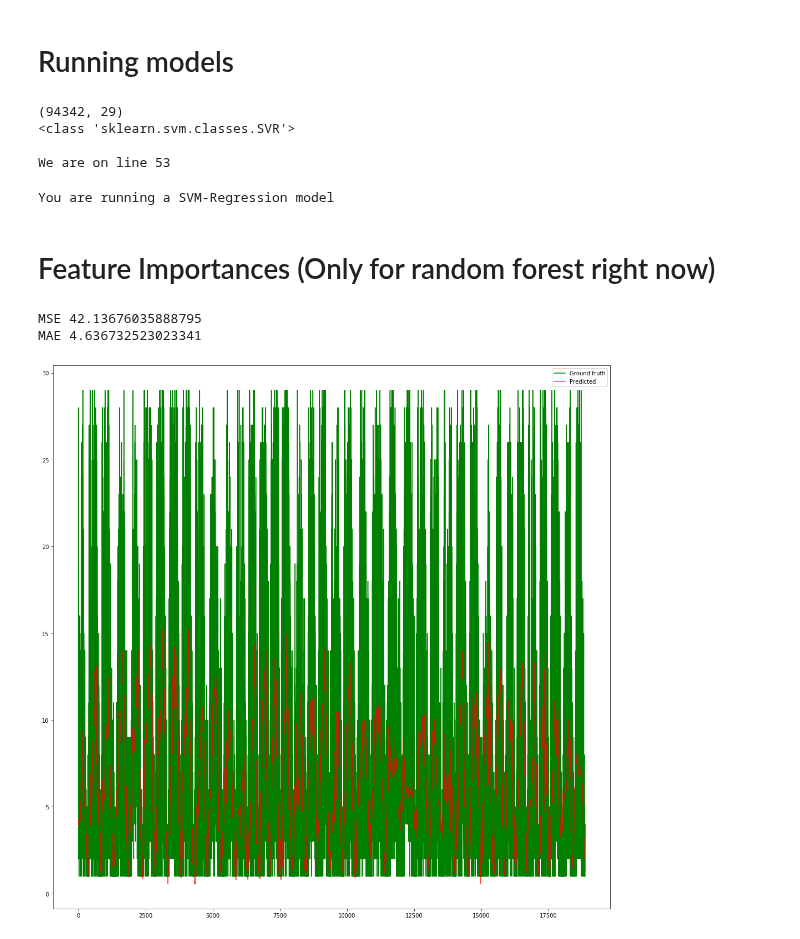
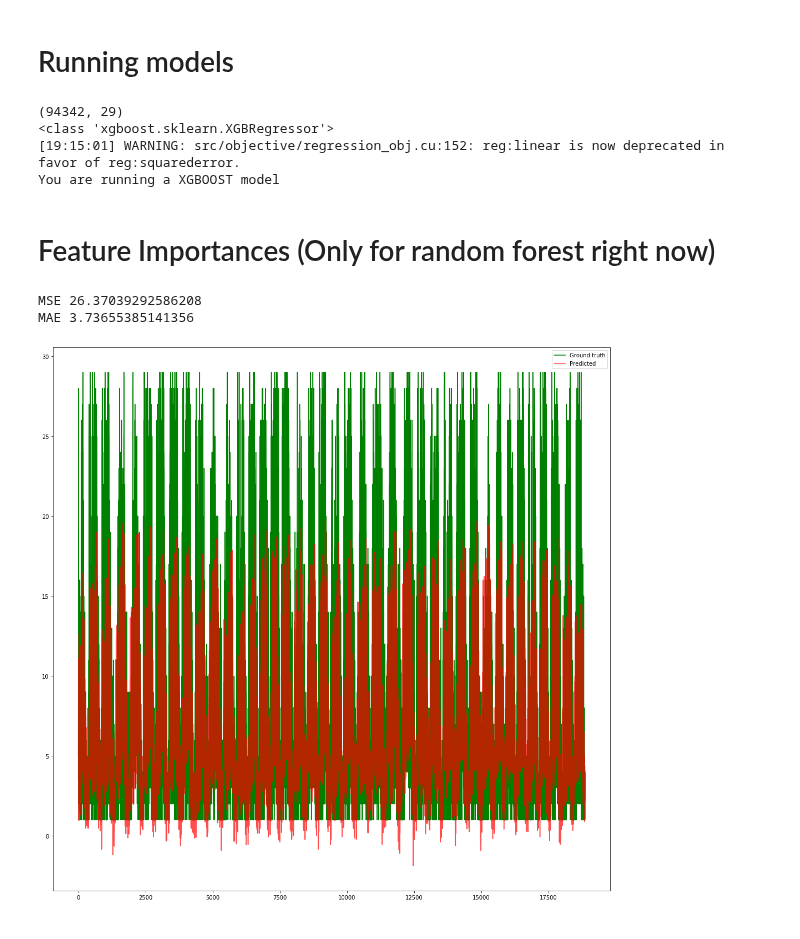
Before and after one commit to vandenbroucke/BRUBIKE, a Jupyter notebook: Predicting_Traffic_Different_models.ipynb, the cells around one changed output. Drawn from its saved outputs; the diff is of its cells as text; code cells hidden in the pictures.

Commit message:
Updating xgboost parameters in order to obtain better results.

```diff
--- a/Predicting_Traffic_Different_models.ipynb
+++ b/Predicting_Traffic_Different_models.ipynb
@@ -205,8 +174,13 @@ def build_Random_forest_model():
 def build_SVM_REGRESSION_model():
     model=SVR()
     return model
-normal_model = build_Random_forest_model()
-normal_model=build_SVM_REGRESSION_model()
+def build_XGBOOST_reg_model():
+    model = xgb.XGBRegressor(objective ='reg:linear', colsample_bytree = 0.3, learning_rate = 0.1,max_depth = 5, alpha = 10, n_estimators = 100)
+    return model
+
+'''normal_model = build_Random_forest_model()
+normal_model=build_SVM_REGRESSION_model()'''
+normal_model=build_XGBOOST_reg_model()
 model = normal_model
 # %% [output]
 WARNING: Logging before flag parsing goes to stderr.
@@ -236,8 +210,6 @@ _________________________________________________________________
 # %% [markdown]
 # Defining model execution functions
 # %%
-from sklearn.ensemble import RandomForestRegressor
-import sklearn
 def execute_Sequential_model(model,df):
     df.set_index('timestamp_from', inplace=True)
     df = df.sort_values(by=['timestamp_from'])
@@ -303,7 +275,7 @@ def execute_Sequential_model(model,df):
         print("MAE: "+str(mae))
         plt.rcParams['figure.figsize'] = [18, 18]
         l1, = plt.plot(y_test_scaled, 'g')
-        l2, = plt.plot(y_pred_scaled, 'r', alpha=0.7)
+        l2, = plt.plot(y_pred_scaled ,'r', alpha=0.7)
         plt.legend(['Ground truth', 'Predicted'])
         plt.show()
     evaluate_model_and_show_graph(x_test,y_test,model)
@@ -350,6 +322,10 @@ def execute_SVM_regression_model(model,df_x,df_y):
     model.fit(df_x, df_y)
     print("You are running a SVM-Regression model")
     return model
+def execute_XGBOOST_model(model,df_x,df_y):
+    model.fit(df_x, df_y)
+    print("You are running a XGBOOST model")
+    return model
 # %% [markdown]
 # Running models
 # %%
@@ -357,7 +333,7 @@ x_test=None
 y_test=None
 print(df.shape)
 print(type(model))
-input()
+#input()
 def EXECUTE_MODEL(model,df):
     if isinstance(model,sklearn.ensemble.forest.RandomForestRegressor):
         df.set_index('timestamp_from', inplace=True)
@@ -405,19 +381,41 @@ def EXECUTE_MODEL(model,df):
 
         y_train = df_y[0:train_idx].values
         y_test = df_y[train_idx+1:total-1]
-        print("We are on line 53")
         return execute_SVM_regression_model(model,x_train,y_train)
+    if isinstance(model,xgboost.sklearn.XGBRegressor):
+        df.set_index('timestamp_from', inplace=True)
+        df = df.sort_values(by=['timestamp_from'])
+        #set bike_count as Y
+        df_y = df.bike_count
+        df_x = df.drop(columns="bike_count")
+        #Prepare train & test dataset
+        test_size = 0.2
+        total = df_x.shape[0]
+        train_idx = round((1-test_size) * total)
+
+
+
+        x_train = df_x[0:train_idx].values
+        #x_train = x_train.reshape(x_train.shape[0], 1, x_train.shape[1])
+
+
+        x_test = df_x[train_idx+1:total-1].values
+        #x_test = x_test.reshape(x_test.shape[0], 1, x_test.shape[1])
+
+        y_train = df_y[0:train_idx].values
+        y_test = df_y[train_idx+1:total-1]
+        return execute_XGBOOST_model(model,x_train,y_train)
     else:
         return execute_Sequential_model(model,df)
 
+
 #print(type(model))
 model=EXECUTE_MODEL(model,df)
 # %% [output]
 (94342, 29)
-<class 'sklearn.svm.classes.SVR'>
-
-We are on line 53
+<class 'xgboost.sklearn.XGBRegressor'>
+[19:15:01] WARNING: src/objective/regression_obj.cu:152: reg:linear is now deprecated in favor of reg:squarederror.
+You are running a XGBOOST model
-You are running a SVM-Regression model
 # %% [markdown]
 # Feature Importances (Only for random forest right now)
 # %%
@@ -452,36 +450,58 @@ if isinstance(model,sklearn.ensemble.forest.RandomForestRegressor):
         l2, = plt.plot(predictions, 'r', alpha=0.7)
         plt.legend(['Ground truth', 'Predicted'])
         plt.show()
     evaluate_random_forest_model(x_test,y_test)
 if isinstance(model,sklearn.svm.classes.SVR):
     #print(model.feature_importances_)
 
     #print((model.feature_importances_.shape))
     def evaluate_random_SVM_model(x_test,y_test):
 
         predictions = model.predict(x_test)
         #print(predictions)
         # Calculate the absolute errors
         errors = abs(predictions - y_test)
         #print(errors.shape)
         #print('Mean Absolute Error:', round(numpy.mean(errors), 2), 'bikes.')
         mse = mean_squared_error(predictions, y_test)
         mae=mean_absolute_error(predictions, y_test)
         print("MSE",mse)
         print("MAE",mae)
         plt.rcParams['figure.figsize'] = [18, 18]
         temp_df=y_test.reset_index(inplace=False)
         temp_df=temp_df.drop(columns="timestamp_from")
 
         l1, = plt.plot(temp_df, 'g')
         l2, = plt.plot(predictions, 'r', alpha=0.7)
         plt.legend(['Ground truth', 'Predicted'])
         plt.show()
     evaluate_random_SVM_model(x_test,y_test)
+if isinstance(model,xgboost.sklearn.XGBRegressor):
+    def evaluate_xgboost_model(x_test,y_test):
+
+        predictions = model.predict(x_test)
+        #print(predictions)
+        # Calculate the absolute errors
+        errors = abs(predictions - y_test)
+        #print(errors.shape)
+        #print('Mean Absolute Error:', round(numpy.mean(errors), 2), 'bikes.')
+        mse = mean_squared_error(predictions, y_test)
+        mae=mean_absolute_error(predictions, y_test)
+        print("MSE",mse)
+        print("MAE",mae)
+        plt.rcParams['figure.figsize'] = [18, 18]
+        temp_df=y_test.reset_index(inplace=False)
+        temp_df=temp_df.drop(columns="timestamp_from")
+
+        l1, = plt.plot(temp_df, 'g')
+        l2, = plt.plot(predictions, 'r', alpha=0.7)
+        plt.legend(['Ground truth', 'Predicted'])
+        plt.show()
+    evaluate_xgboost_model(x_test,y_test)
 # %% [output]
-MSE 42.13676035888795
-MAE 4.636732523023341
+MSE 26.37039292586208
+MAE 3.73655385141356
-[figure, old version]
+[figure, new version]
 # %%
  print(dt.now()-start)
 # %% [output]
```
Also changed, not shown: parts of 5 cells of this notebook.
